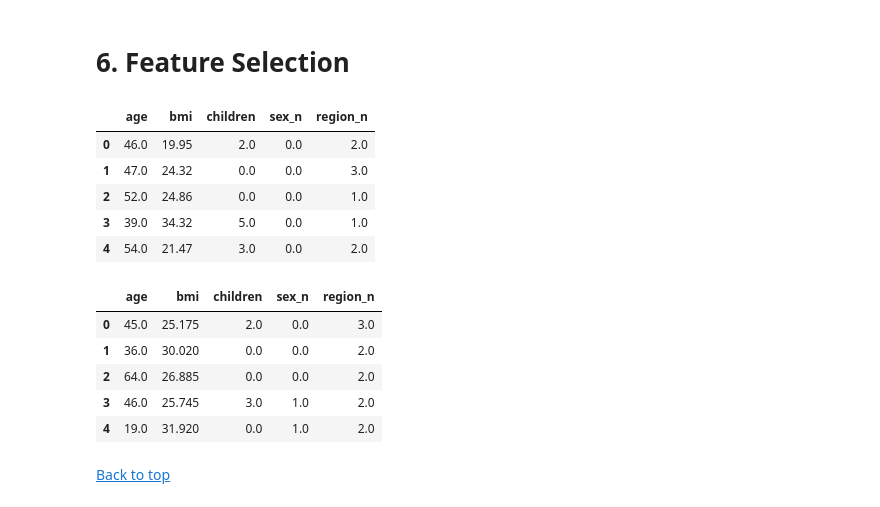
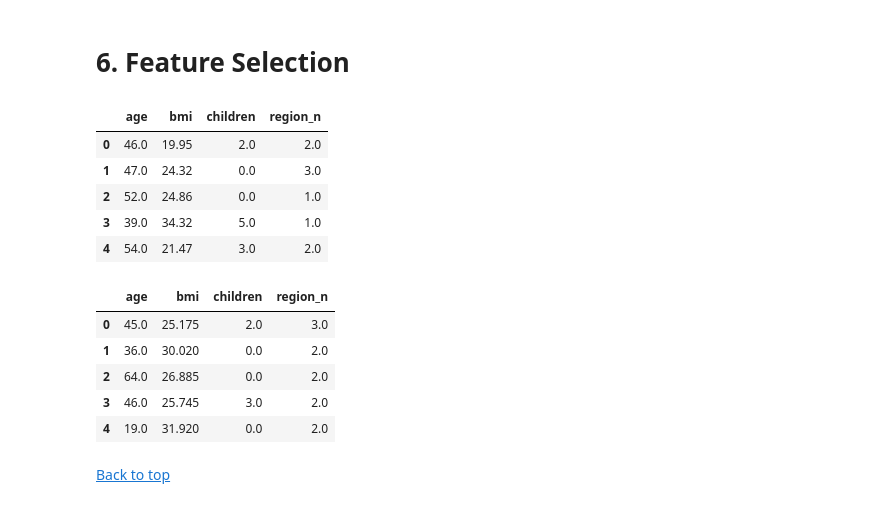
Before and after one commit to allankruger/linear-regression, a Jupyter notebook: src/explore.ipynb, the cells around one changed output. Cells and saved outputs as stored; diff of their text form; code cells hidden in the pictures.

Commit message:
finish model

```diff
--- a/src/explore.ipynb
+++ b/src/explore.ipynb
@@ -516,16 +538,3 @@ X_train.head()
 | 1142 | 52 | 24.86 | 0 | 0 | 1 | 1 |
 | 969 | 39 | 34.32 | 5 | 0 | 1 | 1 |
 | 486 | 54 | 21.47 | 3 | 0 | 1 | 2 |
-# %%
-from sklearn.preprocessing import MinMaxScaler
-
-scaler = MinMaxScaler()
-scaler.fit(X_train)
-
-X_train_scal = scaler.transform(X_train)
-X_train_scal = pd.DataFrame(X_train_scal, index=X_train.index, columns=num_variables)
-
-X_test_scal = scaler.transform(X_test)
-X_test_scal = pd.DataFrame(X_test_scal, index=X_test.index, columns=num_variables)
-
-X_train_scal.head()
@@ -541,31 +543,31 @@ X_train_scal.head()
 # %% [markdown]
 # 6. Feature Selection <a id='6'></a>
 # %%
-from sklearn.feature_selection import chi2, SelectKBest
+from sklearn.feature_selection import f_regression, SelectKBest
 
-selection_model = SelectKBest(chi2, k=5)
+selection_model = SelectKBest(f_regression, k=4)
 selection_model.fit(X_train, y_train)
 ix = selection_model.get_support()
 X_train_sel = pd.DataFrame(selection_model.transform(X_train), columns=X_train.columns.values[ix])
 X_test_sel = pd.DataFrame(selection_model.transform(X_test), columns=X_test.columns.values[ix])
 
 X_train_sel.head()
 # %% [output]
-|  | age | bmi | children | sex_n | region_n |
-| 0 | 46.0 | 19.95 | 2.0 | 0.0 | 2.0 |
-| 1 | 47.0 | 24.32 | 0.0 | 0.0 | 3.0 |
-| 2 | 52.0 | 24.86 | 0.0 | 0.0 | 1.0 |
-| 3 | 39.0 | 34.32 | 5.0 | 0.0 | 1.0 |
-| 4 | 54.0 | 21.47 | 3.0 | 0.0 | 2.0 |
+|  | age | bmi | children | region_n |
+| 0 | 46.0 | 19.95 | 2.0 | 2.0 |
+| 1 | 47.0 | 24.32 | 0.0 | 3.0 |
+| 2 | 52.0 | 24.86 | 0.0 | 1.0 |
+| 3 | 39.0 | 34.32 | 5.0 | 1.0 |
+| 4 | 54.0 | 21.47 | 3.0 | 2.0 |
 # %%
 X_test_sel.head()
 # %% [output]
-|  | age | bmi | children | sex_n | region_n |
-| 0 | 45.0 | 25.175 | 2.0 | 0.0 | 3.0 |
-| 1 | 36.0 | 30.020 | 0.0 | 0.0 | 2.0 |
-| 2 | 64.0 | 26.885 | 0.0 | 0.0 | 2.0 |
-| 3 | 46.0 | 25.745 | 3.0 | 1.0 | 2.0 |
-| 4 | 19.0 | 31.920 | 0.0 | 1.0 | 2.0 |
+|  | age | bmi | children | region_n |
+| 0 | 45.0 | 25.175 | 2.0 | 3.0 |
+| 1 | 36.0 | 30.020 | 0.0 | 2.0 |
+| 2 | 64.0 | 26.885 | 0.0 | 2.0 |
+| 3 | 46.0 | 25.745 | 3.0 | 2.0 |
+| 4 | 19.0 | 31.920 | 0.0 | 2.0 |
 # %%
 X_train_sel["charges"] = list(y_train)
 X_test_sel["charges"] = list(y_test)
```
Also changed, not shown: parts of 8 cells of this notebook.
